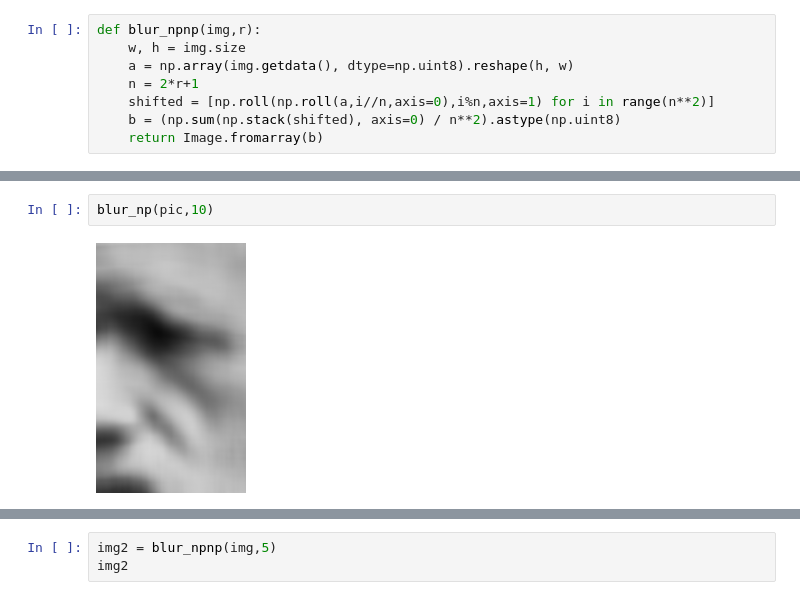
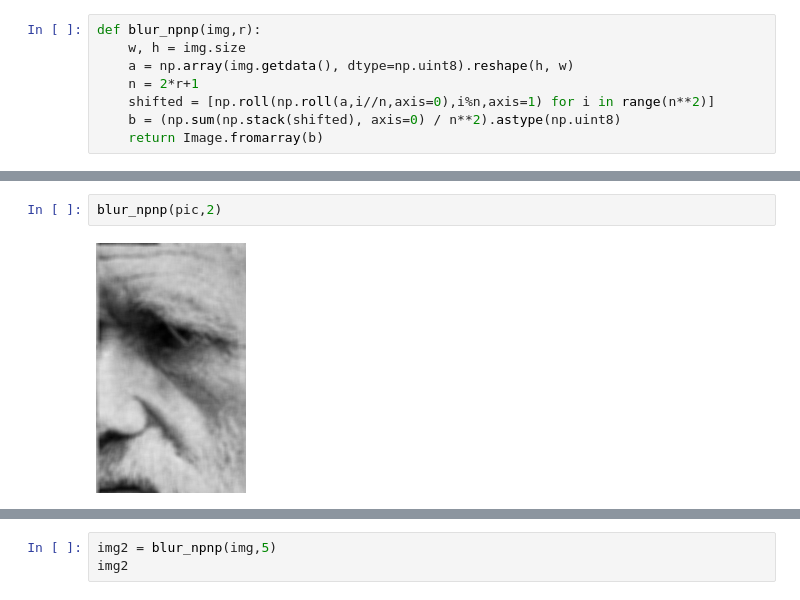
Before and after one commit to mivt18/02blur, a Jupyter notebook: 02blur.ipynb, the cells around one changed output, grey strips where cells are left out. Drawn from its saved outputs; the diff is of its cells as text.

```diff
--- a/02blur.ipynb
+++ b/02blur.ipynb
@@ -79,4 +75,4 @@ blur_np(pic,6)
-# %%
-blur_np(pic,10)
-# %% [output]
-[figure, removed]
+# %%
+blur_npnp(pic,2)
+# %% [output]
+[figure, added]
```
Also changed, not shown: parts of 15 cells of this notebook, 1 other file.
